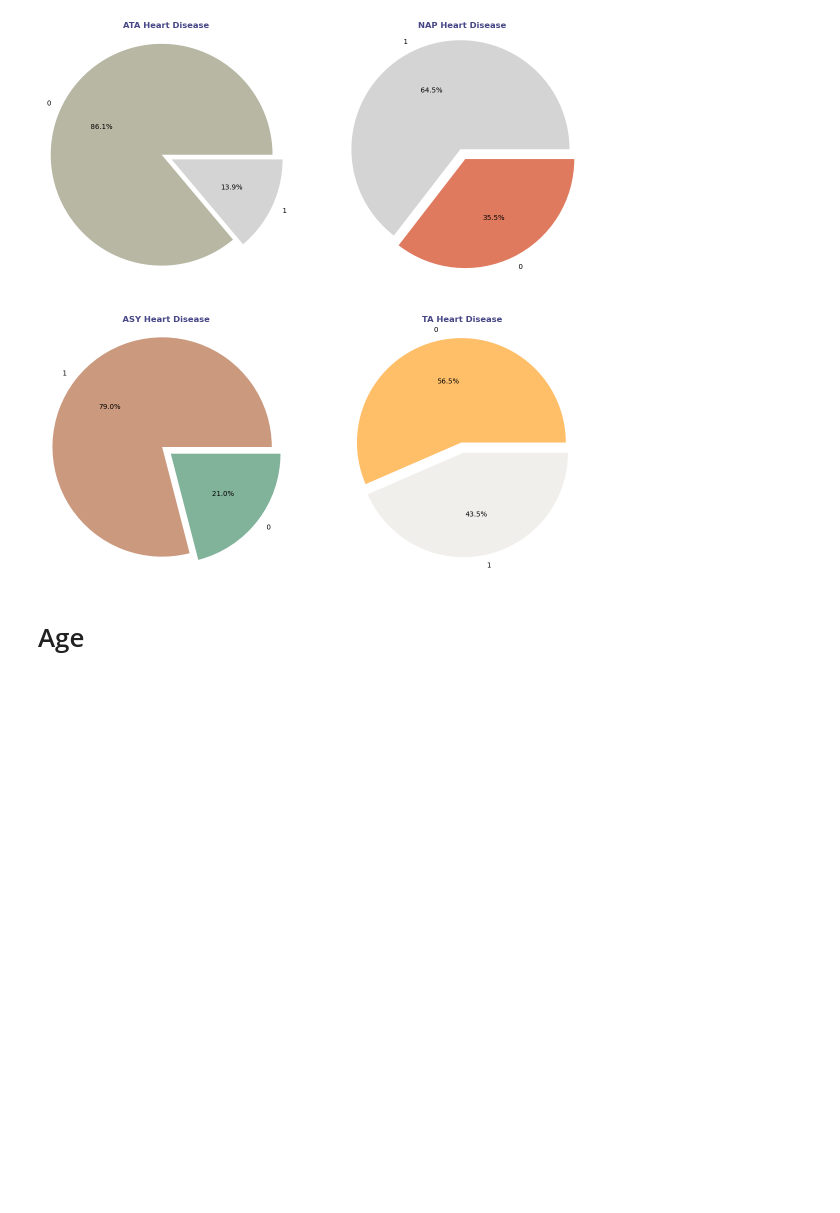
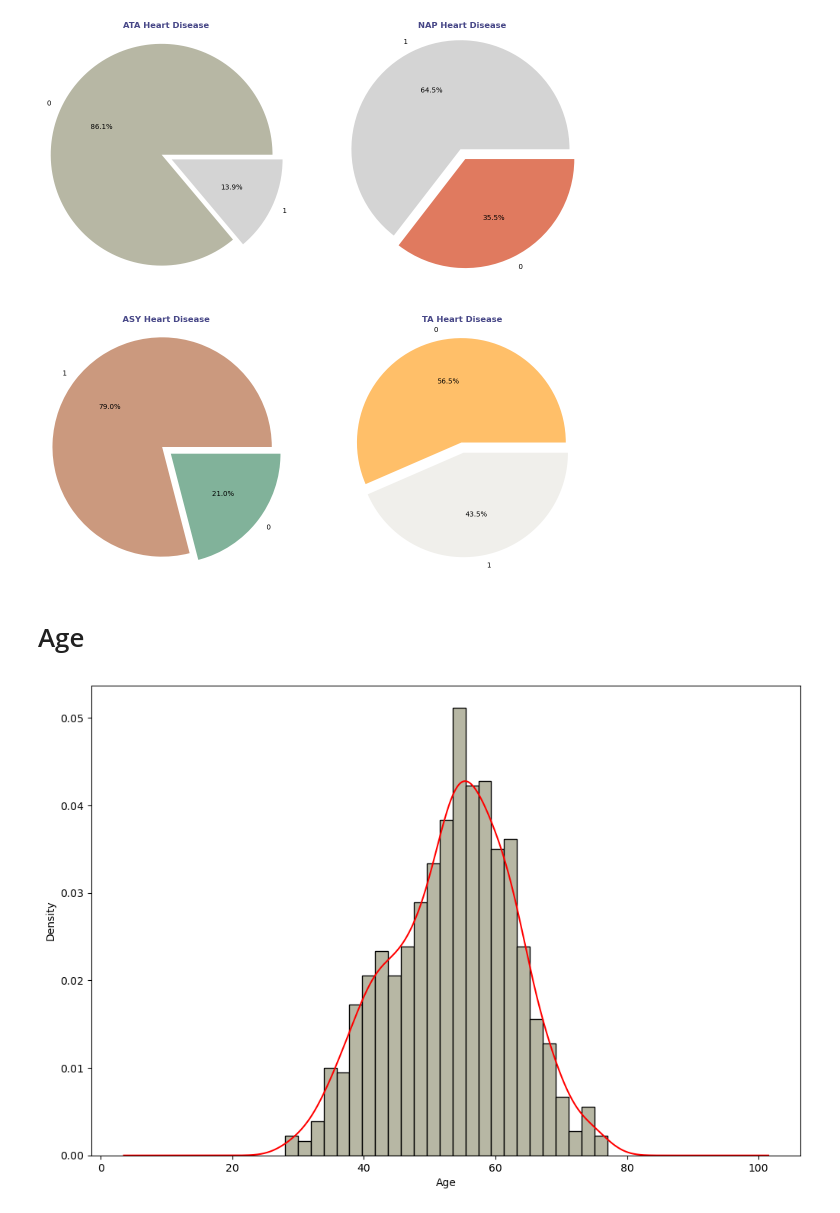
Before and after one commit to abdyraman/heart-deseases, a Jupyter notebook: code.ipynb, the cells around one changed output. Drawn from its saved outputs; the diff is of its cells as text; code cells hidden in the pictures; blank space fills up the shorter version.

```diff
--- a/code.ipynb
+++ b/code.ipynb
@@ -206,3 +206,12 @@ plt.show()
 [figure]
 # %% [markdown]
 # Age
+# %%
+plt.figure(figsize = (12, 8))
+plt.hist(df["Age"], bins = 25, edgecolor = "black", color = colors[0], density = True)
+df["Age"].plot(kind = "kde", color = "red")
+plt.xlabel("Age")
+plt.ylabel("Density")
+plt.show()
+# %% [output]
+[figure, added]
```
Also changed, not shown: parts of 14 cells of this notebook.
